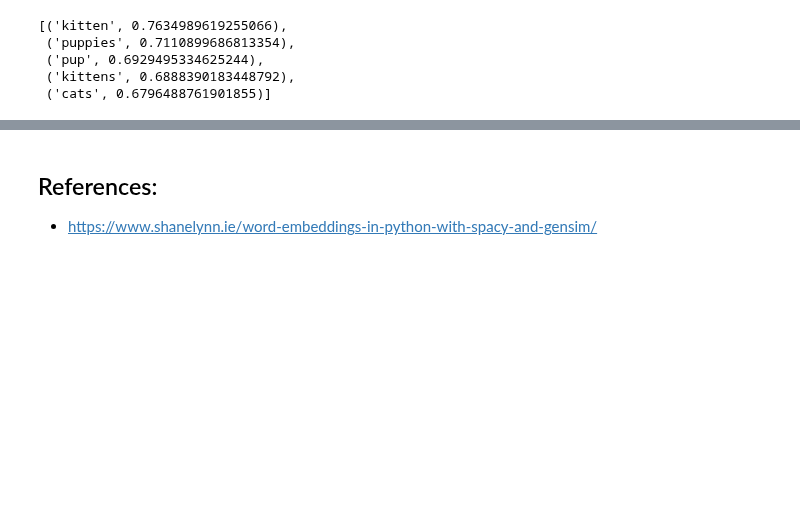
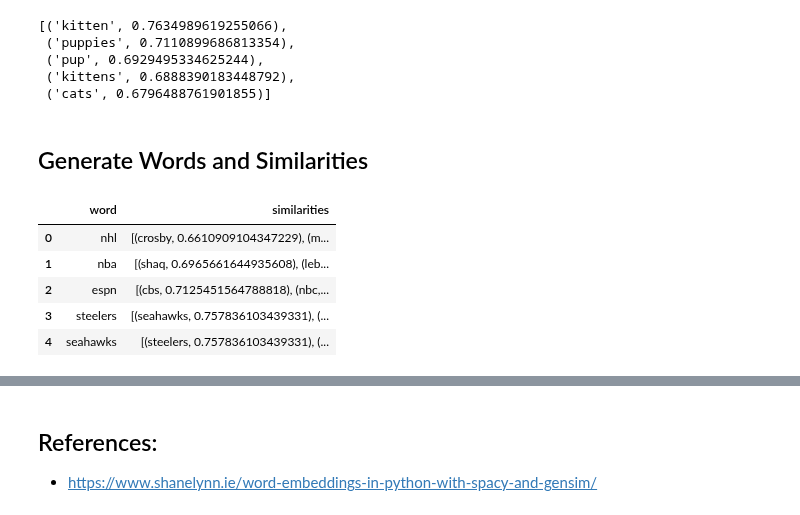
Before and after one commit to TengCXXI/Sphinxi, a Jupyter notebook: code/google_news_model.ipynb, the cells around one changed output, grey strips where cells are left out. Drawn from its saved outputs; the diff is of its cells as text; code cells hidden in the pictures; blank space fills up the shorter version.

```diff
--- a/code/google_news_model.ipynb
+++ b/code/google_news_model.ipynb
@@ -20,3 +21,5 @@ vector.shape
 (300,)
 # %% [markdown]
 ## Most Similar Words
+# %%
+top_nfl_words = [i[0] for i in model.most_similar('nfl', topn=200)]
@@ -176,3 +199,16 @@ analogy('dog', 'puppy', 'cat')
  ('pup', 0.6929495334625244),
  ('kittens', 0.6888390183448792),
  ('cats', 0.6796488761901855)]
+# %% [markdown]
+## Generate Words and Similarities
+# %%
+top_nfl_words = pd.DataFrame(top_nfl_words, columns=["word"])
+# %%
+top_nfl_words.head()
+# %% [output]
+|  | word | similarities |
+| 0 | nhl | [(crosby, 0.6610909104347229), (m... |
+| 1 | nba | [(shaq, 0.6965661644935608), (leb... |
+| 2 | espn | [(cbs, 0.7125451564788818), (nbc,... |
+| 3 | steelers | [(seahawks, 0.757836103439331), (... |
+| 4 | seahawks | [(steelers, 0.757836103439331), (... |
```
Also changed, not shown: parts of 7 cells of this notebook, 2 other files.
